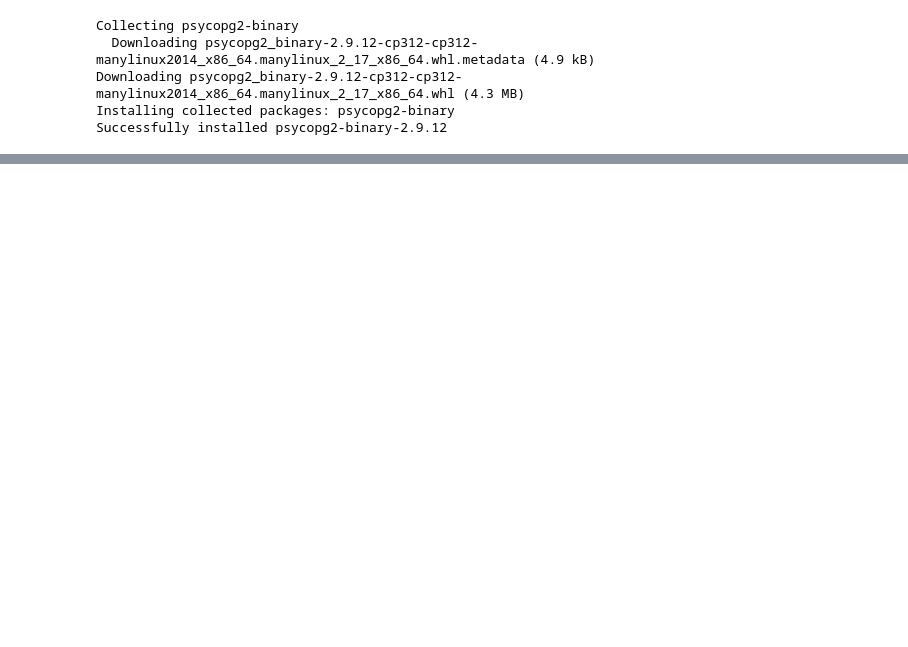
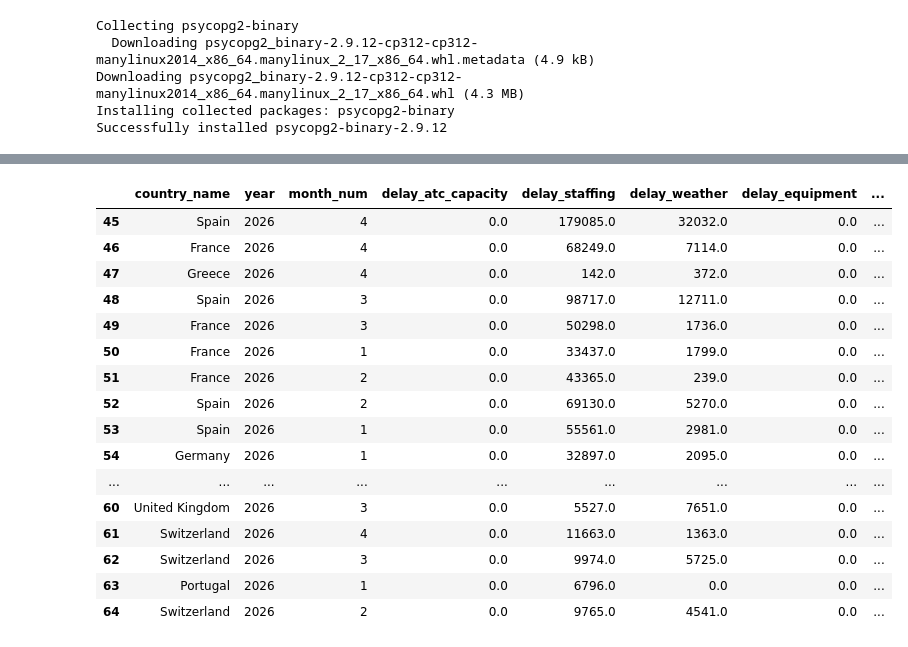
Before and after one commit to sdemmler/airport_performance_analyzer, a Jupyter notebook: notebooks/02_delay_cause.ipynb, the cells around one changed output, grey strips where cells are left out. Drawn from its saved outputs; the diff is of its cells as text; code cells hidden in the pictures; blank space fills up the shorter version.

Commit message:
Notebook 02_delay_cause in progress

```diff
--- a/notebooks/02_delay_cause.ipynb
+++ b/notebooks/02_delay_cause.ipynb
@@ -42,0 +64,46 @@ df_apt = pd.read_sql(query, engine)
+# %%
+# Which cause, for which the airspace of the airport is made accountable, leads to how much delay by country per year?
+query_delay_cause_airport = """
+SELECT
+    er.country_name,
+    ed.year,
+    ed.month_num,
+    ROUND(SUM(ed.dly_ert_a_1), 0)  AS delay_atc_capacity,
+    ROUND(SUM(ed.dly_ert_c_1), 0)  AS delay_staffing,
+    ROUND(SUM(ed.dly_ert_w_1), 0)  AS delay_weather,
+    ROUND(SUM(ed.dly_ert_e_1), 0)  AS delay_equipment,
+    ROUND(SUM(ed.dly_ert_s_1), 0)  AS delay_special_event,
+    ROUND(SUM(ed.dly_ert_t_1), 0)  AS delay_routeing,
+    ROUND(SUM(ed.dly_ert_g_1), 0)  AS delay_aerodrome,
+    ROUND(SUM(ed.dly_ert_m_1), 0)  AS delay_met,
+    ROUND(SUM(ed.dly_ert_i_1), 0)  AS delay_industrial_action,
+    ROUND(SUM(ed.dly_ert_na_1), 0) AS delay_unclassified,
+    ROUND(SUM(ed.dly_ert_1), 0)    AS total_delay
+FROM fact_enroute_delay ed
+INNER JOIN dim_entity_region er USING(entity_name)
+GROUP BY er.country_name, ed.year, ed.month_num
+ORDER BY ed.year DESC, total_delay DESC;
+"""
+
+df_delay_cause_airport = pd.read_sql(query_delay_cause_airport, engine)
+# %%
+df_delay_cause_airport = df_delay_cause_airport.dropna(how='any')
+df_delay_cause_airport.head(20)
+# %% [output]
+|  | country_name | year | month_num | delay_atc_capacity | delay_staffing | delay_weather | delay_equipment | ... |
+| 45 | Spain | 2026 | 4 | 0.0 | 179085.0 | 32032.0 | 0.0 | ... |
+| 46 | France | 2026 | 4 | 0.0 | 68249.0 | 7114.0 | 0.0 | ... |
+| 47 | Greece | 2026 | 4 | 0.0 | 142.0 | 372.0 | 0.0 | ... |
+| 48 | Spain | 2026 | 3 | 0.0 | 98717.0 | 12711.0 | 0.0 | ... |
+| 49 | France | 2026 | 3 | 0.0 | 50298.0 | 1736.0 | 0.0 | ... |
+| 50 | France | 2026 | 1 | 0.0 | 33437.0 | 1799.0 | 0.0 | ... |
+| 51 | France | 2026 | 2 | 0.0 | 43365.0 | 239.0 | 0.0 | ... |
+| 52 | Spain | 2026 | 2 | 0.0 | 69130.0 | 5270.0 | 0.0 | ... |
+| 53 | Spain | 2026 | 1 | 0.0 | 55561.0 | 2981.0 | 0.0 | ... |
+| 54 | Germany | 2026 | 1 | 0.0 | 32897.0 | 2095.0 | 0.0 | ... |
+| ... | ... | ... | ... | ... | ... | ... | ... | ... |
+| 60 | United Kingdom | 2026 | 3 | 0.0 | 5527.0 | 7651.0 | 0.0 | ... |
+| 61 | Switzerland | 2026 | 4 | 0.0 | 11663.0 | 1363.0 | 0.0 | ... |
+| 62 | Switzerland | 2026 | 3 | 0.0 | 9974.0 | 5725.0 | 0.0 | ... |
+| 63 | Portugal | 2026 | 1 | 0.0 | 6796.0 | 0.0 | 0.0 | ... |
+| 64 | Switzerland | 2026 | 2 | 0.0 | 9765.0 | 4541.0 | 0.0 | ... |
```
Also changed, not shown: parts of 5 cells of this notebook.
